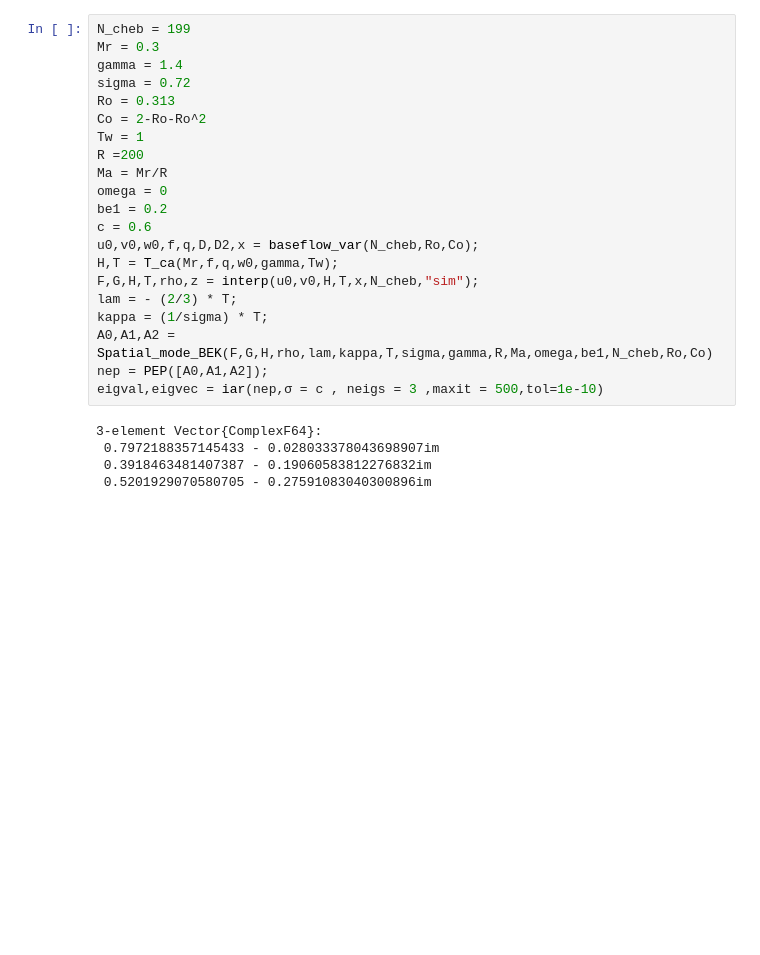
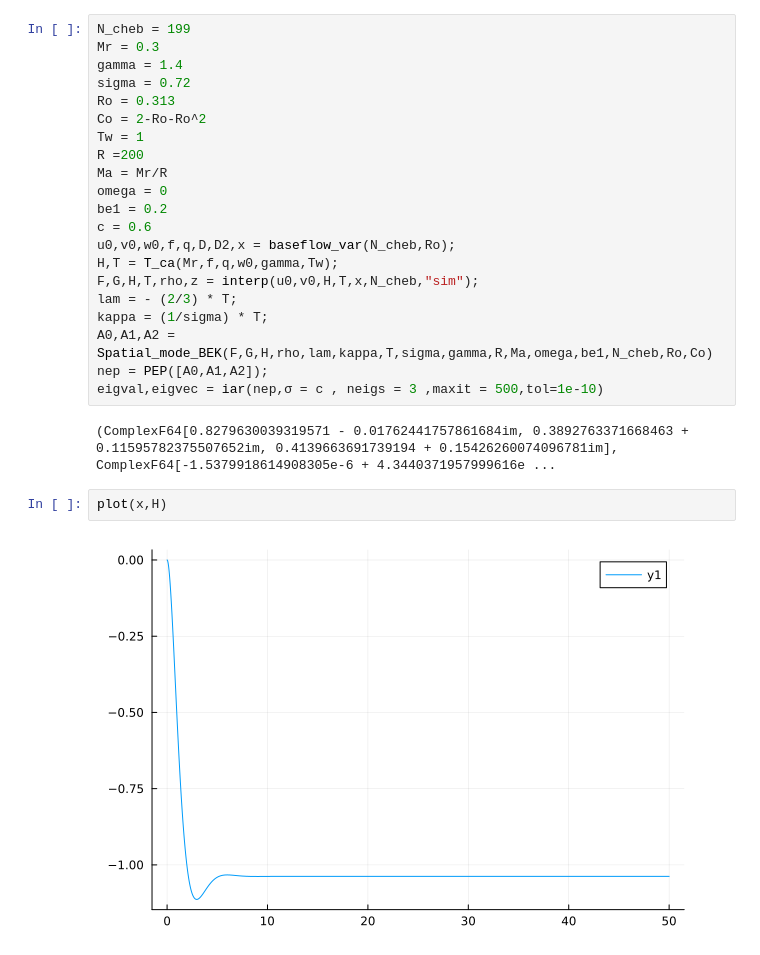
Before and after one commit to HaojieZhang917/compressible_bek, a Jupyter notebook: compress/BEK/Ro=0.313/CRD_STA_CACU.ipynb, the cells around one changed output. Saved outputs shown, nothing was run; the diff lists cells and outputs as text; blank space fills up the shorter version.

```diff
--- a/compress/BEK/Ro=0.313/CRD_STA_CACU.ipynb
+++ b/compress/BEK/Ro=0.313/CRD_STA_CACU.ipynb
@@ -20,7 +26,7 @@ Ma = Mr/R
 omega = 0
 be1 = 0.2
 c = 0.6
-u0,v0,w0,f,q,D,D2,x = baseflow_var(N_cheb,Ro,Co);
+u0,v0,w0,f,q,D,D2,x = baseflow_var(N_cheb,Ro);
 H,T = T_ca(Mr,f,q,w0,gamma,Tw);
 F,G,H,T,rho,z = interp(u0,v0,H,T,x,N_cheb,"sim");
 lam = - (2/3) * T;
@@ -29,10 +35,11 @@ A0,A1,A2 = Spatial_mode_BEK(F,G,H,rho,lam,kappa,T,sigma,gamma,R,Ma,omega,be1,N_c
 nep = PEP([A0,A1,A2]);
 eigval,eigvec = iar(nep,σ = c , neigs = 3 ,maxit = 500,tol=1e-10)
 # %% [output]
-3-element Vector{ComplexF64}:
- 0.7972188357145433 - 0.028033378043698907im
- 0.3918463481407387 - 0.19060583812276832im
- 0.5201929070580705 - 0.27591083040300896im
+(ComplexF64[0.8279630039319571 - 0.01762441757861684im, 0.3892763371668463 + 0.11595782375507652im, 0.4139663691739194 + 0.15426260074096781im], ComplexF64[-1.5379918614908305e-6 + 4.3440371957999616e ...
+# %%
+plot(x,H)
+# %% [output]
+[figure, added]
 # %%
 ##DIRECTLY CACULATE CUR
 ##initial
```
Also changed, not shown: parts of 7 cells of this notebook, 8 other files.
